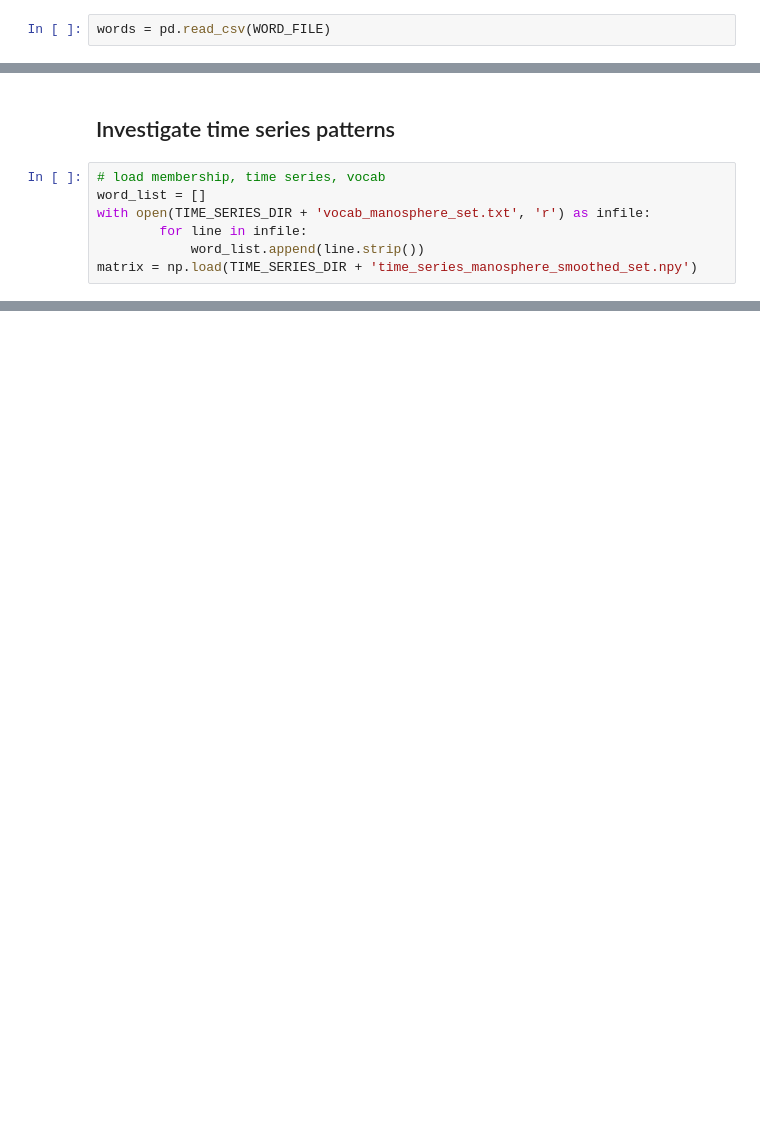
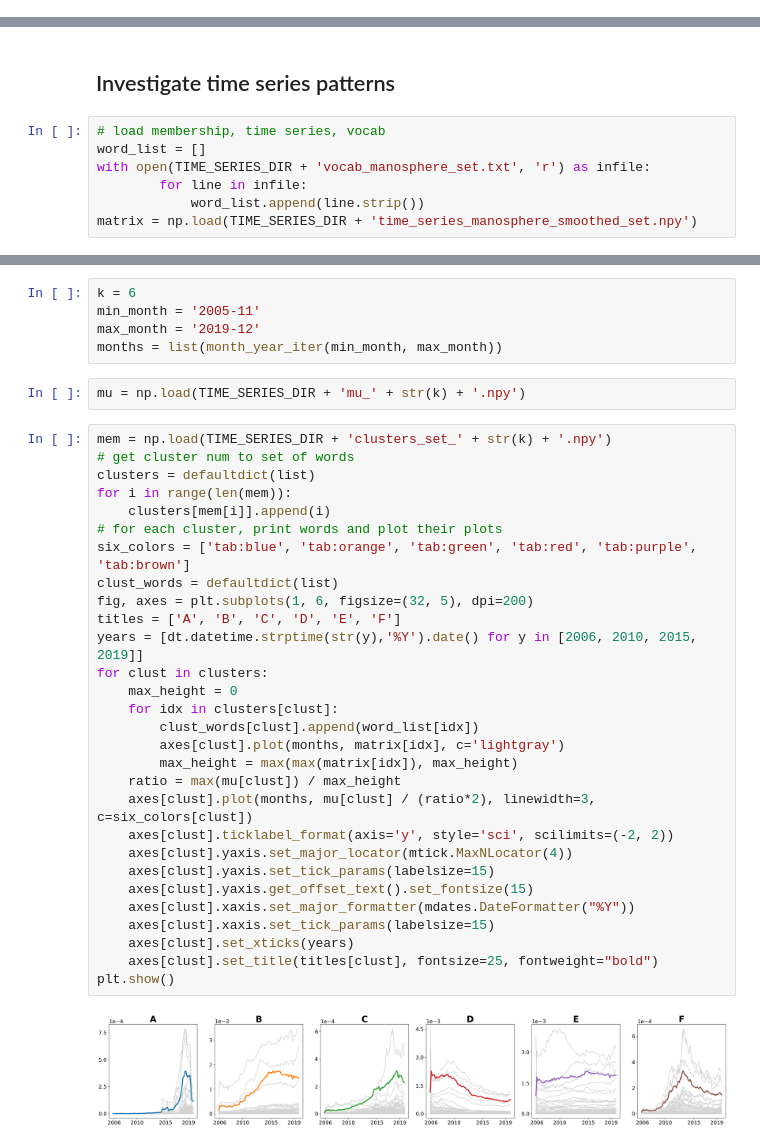
Before and after one commit to lucy3/context_semantic_axes, a Jupyter notebook: code/time_series_plots.ipynb, the cells around one changed output, grey strips where cells are left out. Cells and saved outputs as stored; diff of their text form; blank space fills up the shorter version.

Commit message:
got json of vocab words to gender and also time series plots

```diff
--- a/code/time_series_plots.ipynb
+++ b/code/time_series_plots.ipynb
@@ -24,5 +23,3 @@ PLOTS = LOGS + 'plots/'
 This notebook visualizes time series for different words in our vocabulary of interest.
 
 The inputs to this notebook are mainly from `lexical_change.py`.
-# %%
-words = pd.read_csv(WORD_FILE)
@@ -206,0 +181,38 @@ for clust in clusters:
+# %%
+k = 6
+min_month = '2005-11'
+max_month = '2019-12'
+months = list(month_year_iter(min_month, max_month))
+# %%
+mu = np.load(TIME_SERIES_DIR + 'mu_' + str(k) + '.npy')
+# %%
+mem = np.load(TIME_SERIES_DIR + 'clusters_set_' + str(k) + '.npy')
+# get cluster num to set of words
+clusters = defaultdict(list)
+for i in range(len(mem)):
+    clusters[mem[i]].append(i)
+# for each cluster, print words and plot their plots
+six_colors = ['tab:blue', 'tab:orange', 'tab:green', 'tab:red', 'tab:purple', 'tab:brown']
+clust_words = defaultdict(list)
+fig, axes = plt.subplots(1, 6, figsize=(32, 5), dpi=200)
+titles = ['A', 'B', 'C', 'D', 'E', 'F']
+years = [dt.datetime.strptime(str(y),'%Y').date() for y in [2006, 2010, 2015, 2019]]
+for clust in clusters:
+    max_height = 0
+    for idx in clusters[clust]:
+        clust_words[clust].append(word_list[idx])
+        axes[clust].plot(months, matrix[idx], c='lightgray')
+        max_height = max(max(matrix[idx]), max_height)
+    ratio = max(mu[clust]) / max_height
+    axes[clust].plot(months, mu[clust] / (ratio*2), linewidth=3, c=six_colors[clust])
+    axes[clust].ticklabel_format(axis='y', style='sci', scilimits=(-2, 2))
+    axes[clust].yaxis.set_major_locator(mtick.MaxNLocator(4))
+    axes[clust].yaxis.set_tick_params(labelsize=15)
+    axes[clust].yaxis.get_offset_text().set_fontsize(15)
+    axes[clust].xaxis.set_major_formatter(mdates.DateFormatter("%Y"))
+    axes[clust].xaxis.set_tick_params(labelsize=15)
+    axes[clust].set_xticks(years)
+    axes[clust].set_title(titles[clust], fontsize=25, fontweight="bold")
+plt.show()
+# %% [output]
+[figure, new version]
```
Also changed, not shown: parts of 10 cells of this notebook, 2 other files.
